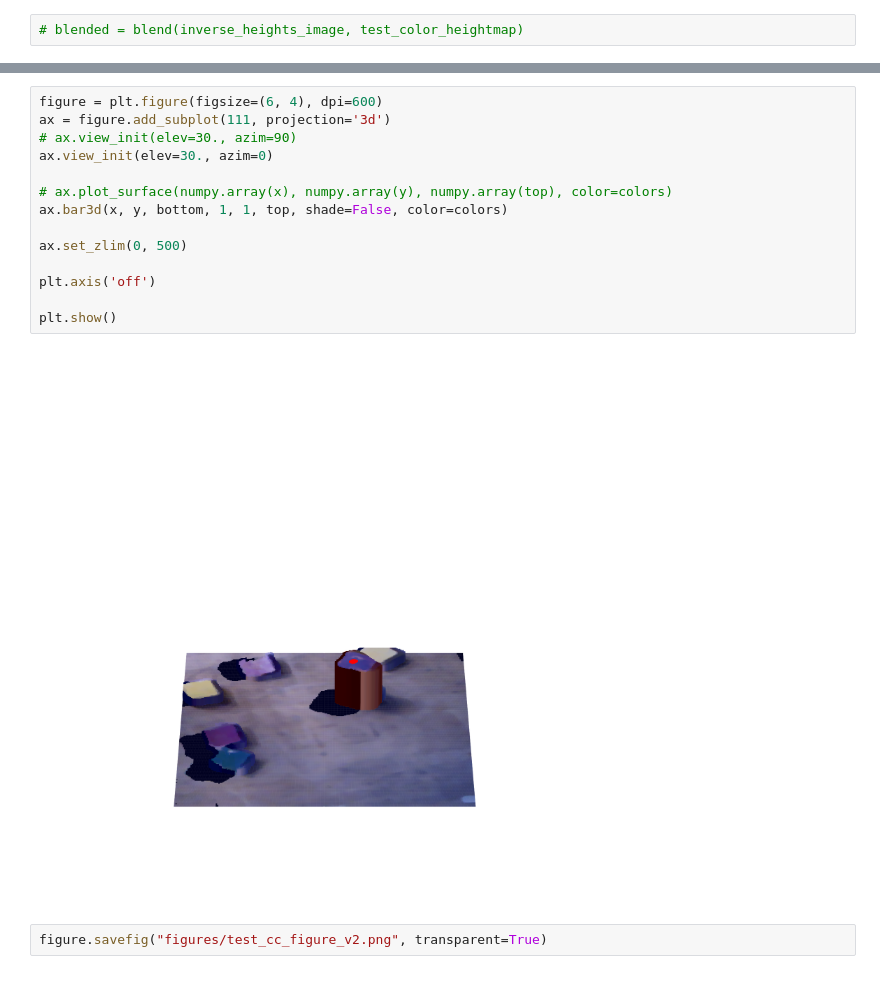
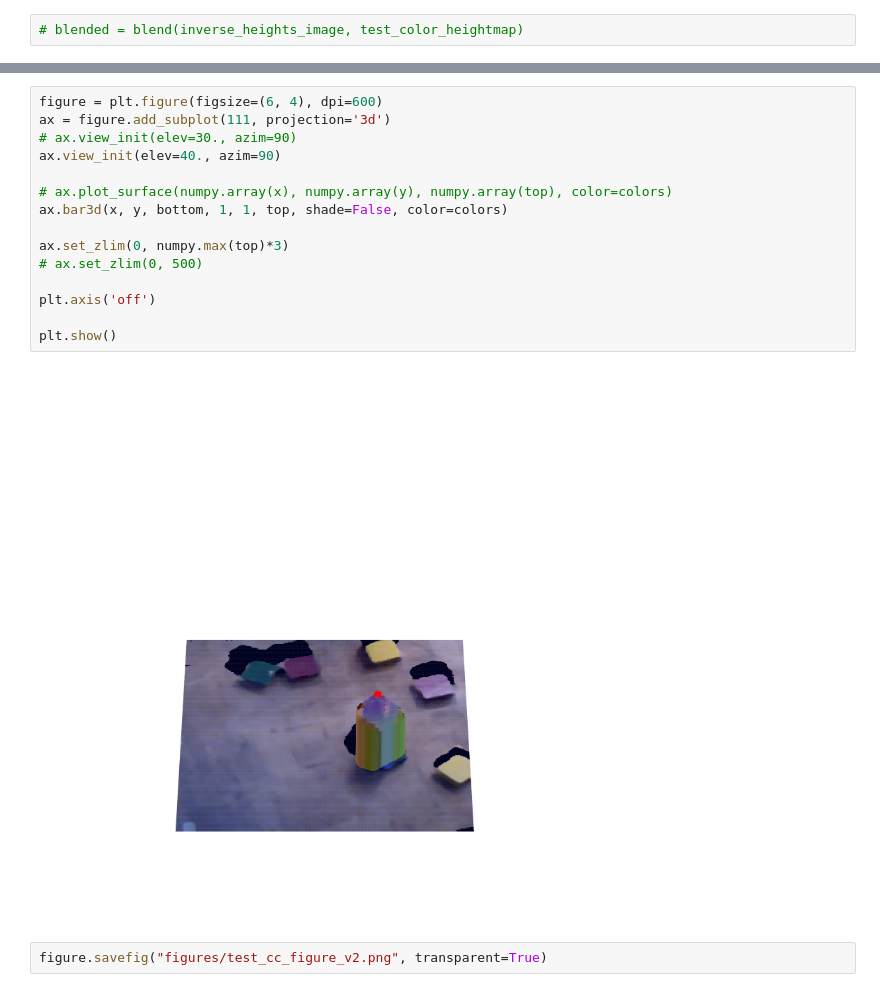
Before and after one commit to jhu-lcsr/good_robot, a Jupyter notebook: cc_figure.ipynb, the cells around one changed output, grey strips where cells are left out. Drawn from its saved outputs; the diff is of its cells as text.

```diff
--- a/cc_figure.ipynb
+++ b/cc_figure.ipynb
@@ -201,19 +213,20 @@ bottom = numpy.zeros(len(top))
 # %%
 figure = plt.figure(figsize=(6, 4), dpi=600)
 ax = figure.add_subplot(111, projection='3d')
 # ax.view_init(elev=30., azim=90)
-ax.view_init(elev=30., azim=0)
+ax.view_init(elev=40., azim=90)
 
 # ax.plot_surface(numpy.array(x), numpy.array(y), numpy.array(top), color=colors)
 ax.bar3d(x, y, bottom, 1, 1, top, shade=False, color=colors)
 
-ax.set_zlim(0, 500)
+ax.set_zlim(0, numpy.max(top)*3)
+# ax.set_zlim(0, 500)
 
 plt.axis('off')
 
 plt.show()
 # %% [output]
-[figure, old version]
+[figure, new version]
 # %%
 figure.savefig("figures/test_cc_figure_v2.png", transparent=True)
 # %%
```
Also changed, not shown: parts of 6 cells of this notebook, 1 other file.
